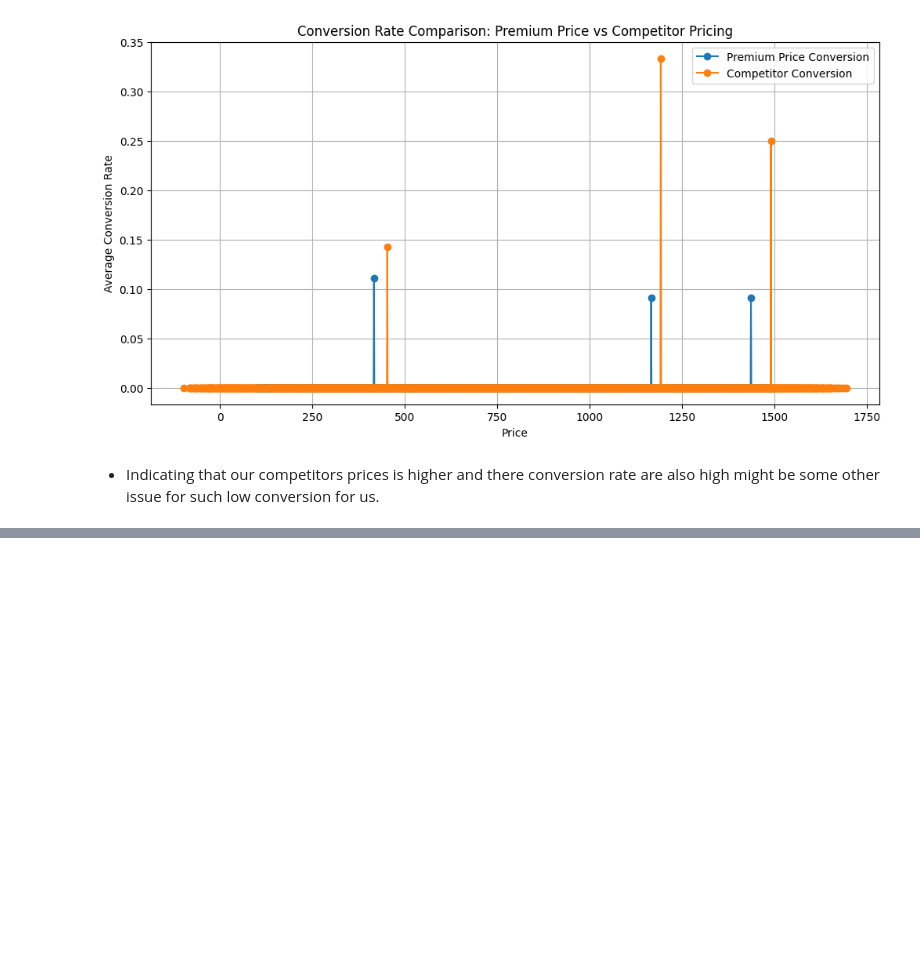
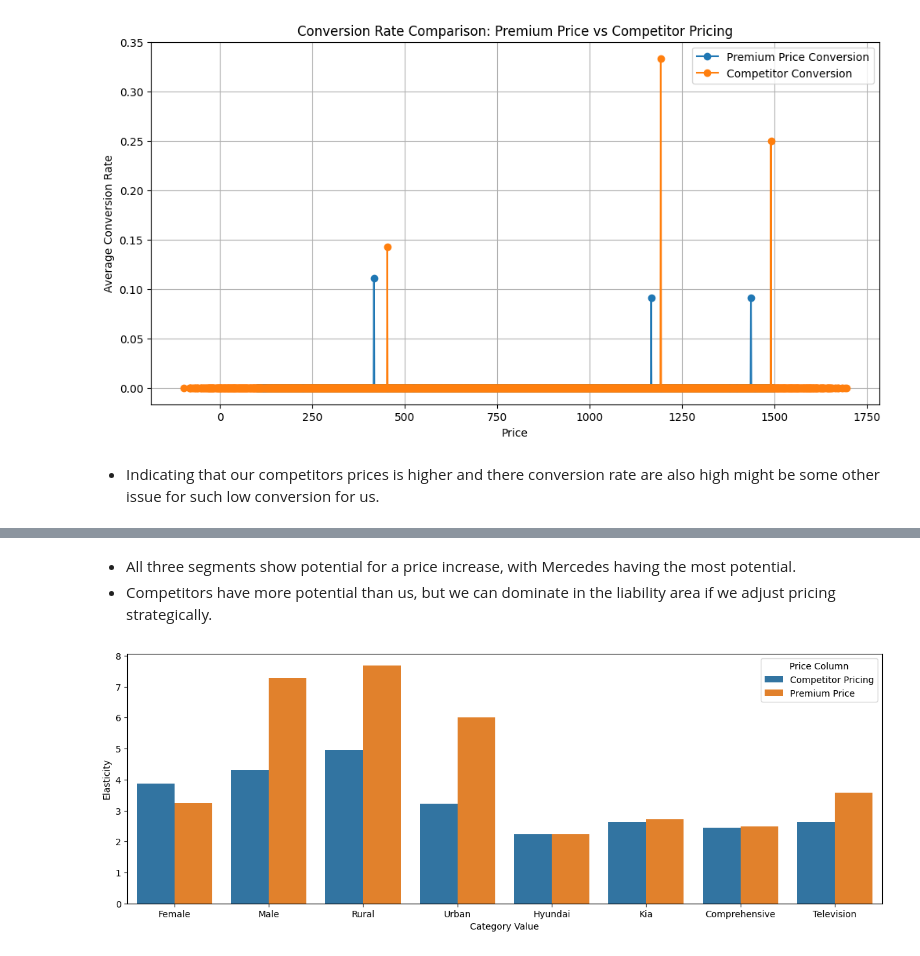
Before and after one commit to yakobodata/Athena_motor_insurance, a Jupyter notebook: experimentation/experimentation.ipynb, the cells around one changed output, grey strips where cells are left out. Saved outputs shown, nothing was run; the diff lists cells and outputs as text; code cells hidden in the pictures; blank space fills up the shorter version.

```diff
--- a/experimentation/experimentation.ipynb
+++ b/experimentation/experimentation.ipynb
@@ -476,0 +517,14 @@ plt.show()
+# %% [markdown]
+- All three segments show potential for a price increase, with Mercedes having the most potential.
+- Competitors have more potential than us, but we can dominate in the liability area if we adjust pricing strategically.
+# %%
+# make a figure size
+plt.figure(figsize=(15,5))
+# Now lets see at which areas we need to drop pric
+potential_decrements = cleaned_elasticity_df[cleaned_elasticity_df["Elasticity"] > 0]
+# Plot the barplot with positive elasticity
+sns.barplot(data=potential_decrements, x="Category Value", y="Elasticity", hue="Price Column")
+
+plt.show()
+# %% [output]
+[figure, added]
```
Also changed, not shown: parts of 11 cells of this notebook.
